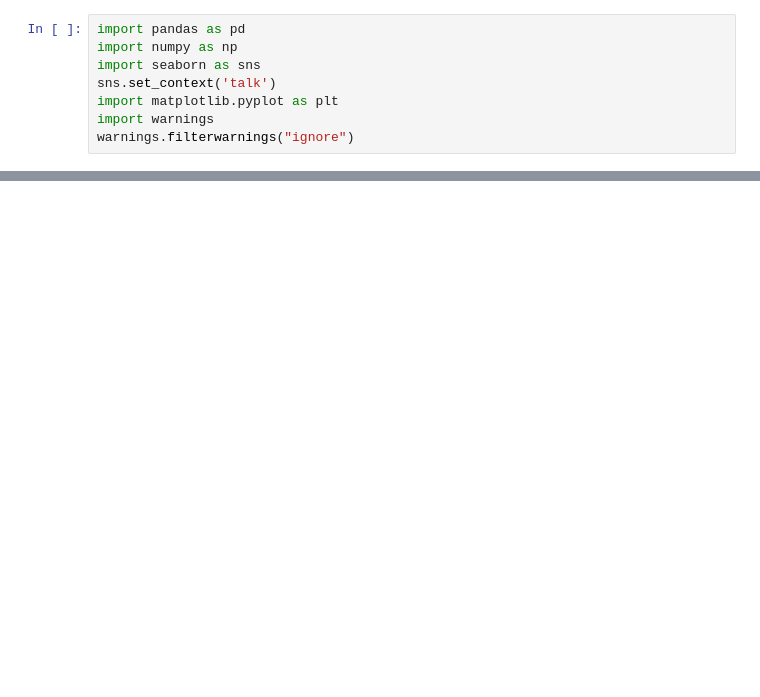
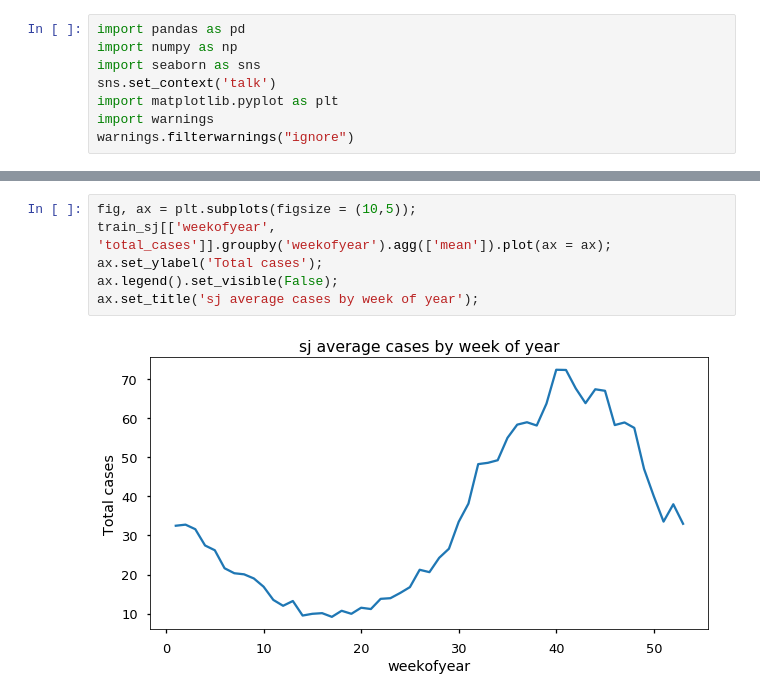
Before and after one commit to chrisgschon/DengAI, a Jupyter notebook: notebooks/Feature_Engineering.ipynb, the cells around one changed output, grey strips where cells are left out. Drawn from its saved outputs; the diff is of its cells as text; blank space fills up the shorter version.

```diff
--- a/notebooks/Feature_Engineering.ipynb
+++ b/notebooks/Feature_Engineering.ipynb
@@ -27,0 +74,8 @@ warnings.filterwarnings("ignore")
+# %%
+fig, ax = plt.subplots(figsize = (10,5));
+train_sj[['weekofyear', 'total_cases']].groupby('weekofyear').agg(['mean']).plot(ax = ax);
+ax.set_ylabel('Total cases');
+ax.legend().set_visible(False);
+ax.set_title('sj average cases by week of year');
+# %% [output]
+[figure, added]
```
Also changed, not shown: parts of 35 cells of this notebook, 6 other files.
